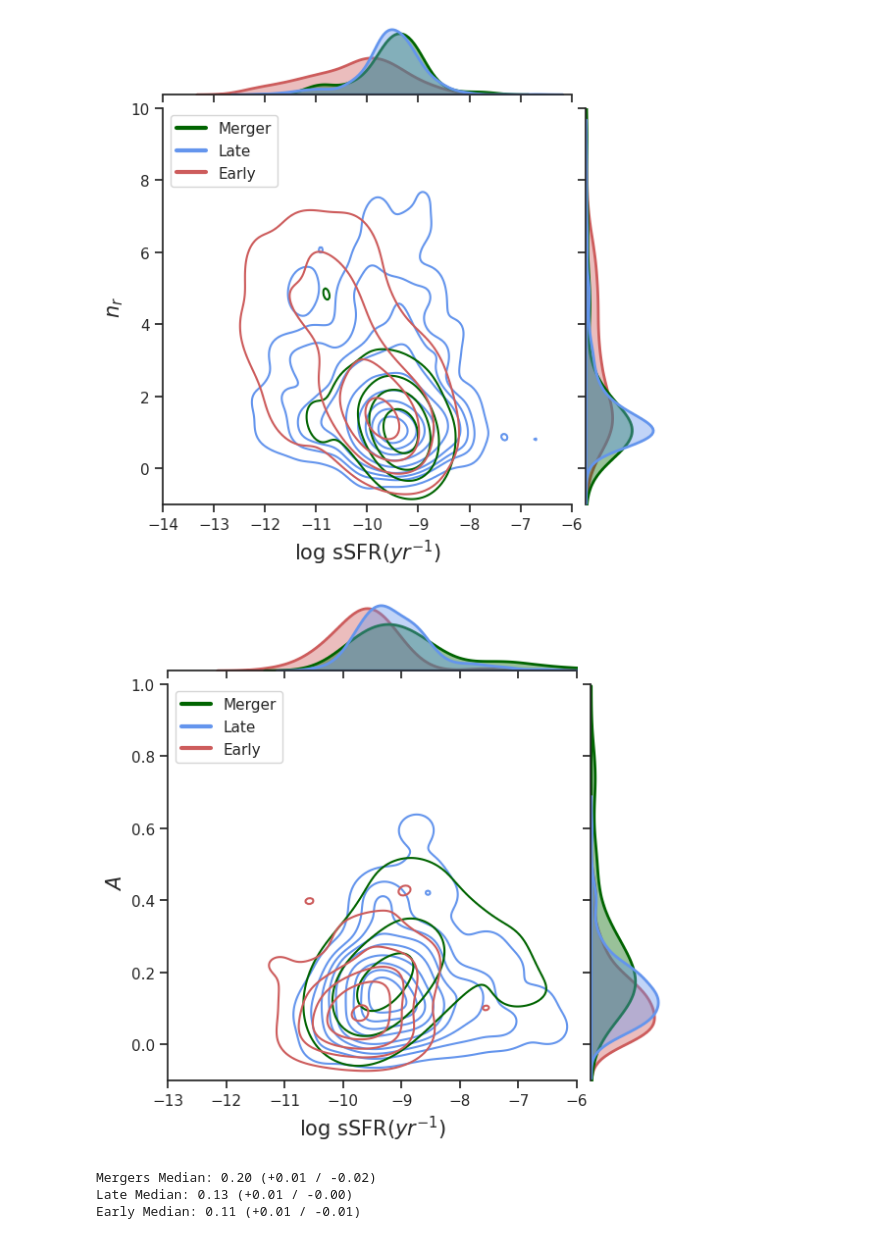
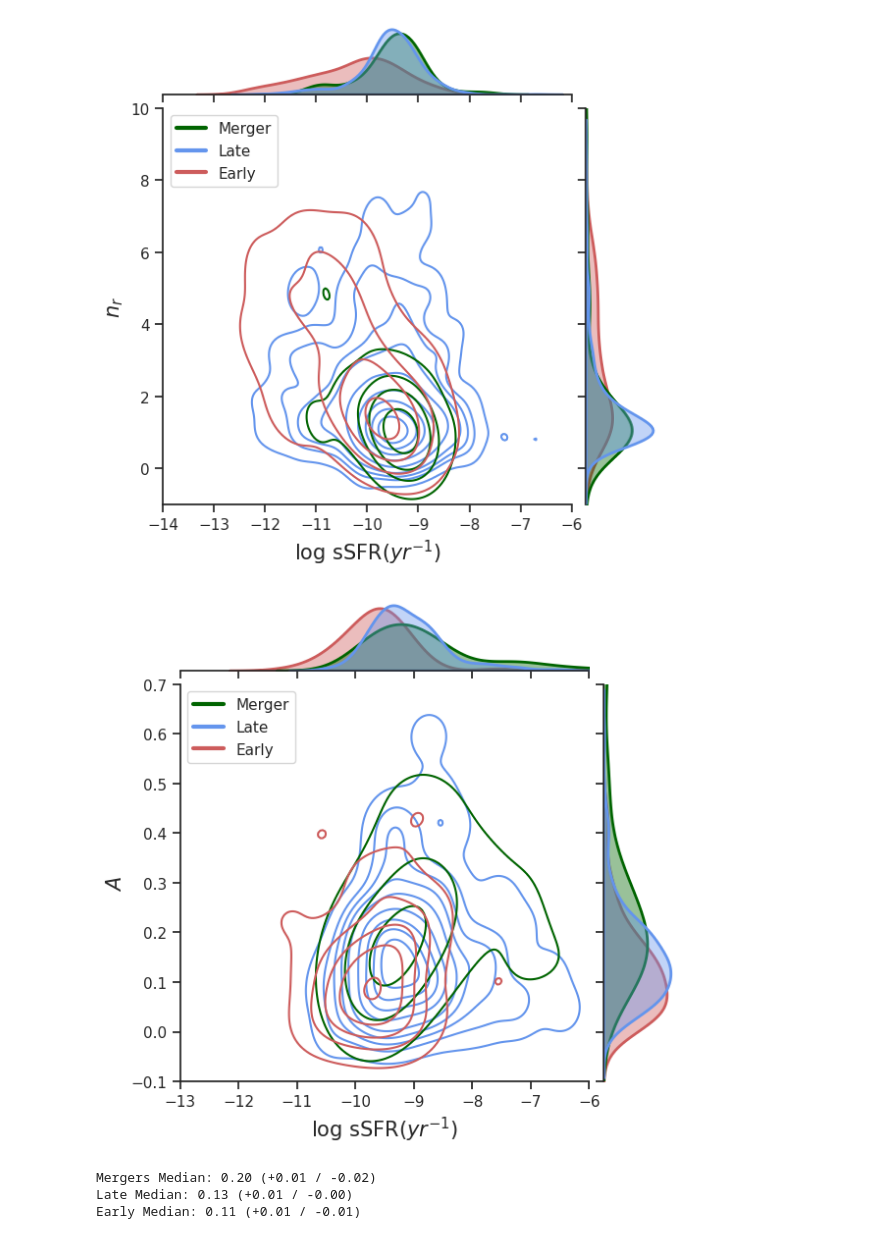
Before and after one commit to Siortiz/Astromorphlib-SFCGs, a Jupyter notebook: Astromorphlib_SFCGs.ipynb, the cells around one changed output. Cells and saved outputs as stored; diff of their text form; code cells hidden in the pictures.

```diff
--- a/Astromorphlib_SFCGs.ipynb
+++ b/Astromorphlib_SFCGs.ipynb
@@ -1483,35 +1414,35 @@ g.plot_joint(
     fill=False,
     alpha=1,
     linewidth=0,  # Contornos suaves
     )
 
 # Gráficos marginales: KDE relleno
 g.plot_marginals(
     sns.kdeplot,
     fill=True,
     common_norm=False,
     alpha=0.4,  # Transparencia
     linewidth=2  # Sin bordes
 )
 # Limitar los ejes
 g.ax_joint.set_xlim(-13, -6)
-g.ax_joint.set_ylim(-0.1, 1)
+g.ax_joint.set_ylim(-0.1, .7)
 # Añadir títulos
 g.set_axis_labels("log sSFR($yr^{-1}$)", f"$A$", fontsize=15)
 
 # Crear handles y labels para la leyenda
 handles = [Line2D([0], [0], color=custom_palette[name], lw=3) for name in custom_palette]
 labels = list(custom_palette.keys())
 
 # Añadir la leyenda
 g.ax_joint.legend(handles=handles, labels=labels, loc="upper left")
 
 #g.fig.suptitle(f"Late Type Galaxies", fontsize=14)  # Título principal
 g.fig.subplots_adjust(top=0.93)  # Ajustar para que el título no se superponga
 # Mostrar el gráfico
 plt.show()
 # %% [output]
-[figure, old version]
+[figure, new version]
 # %%
 # Ignorar los warnings
 warnings.filterwarnings("ignore")
```
Also changed, not shown: parts of 33 cells of this notebook.
